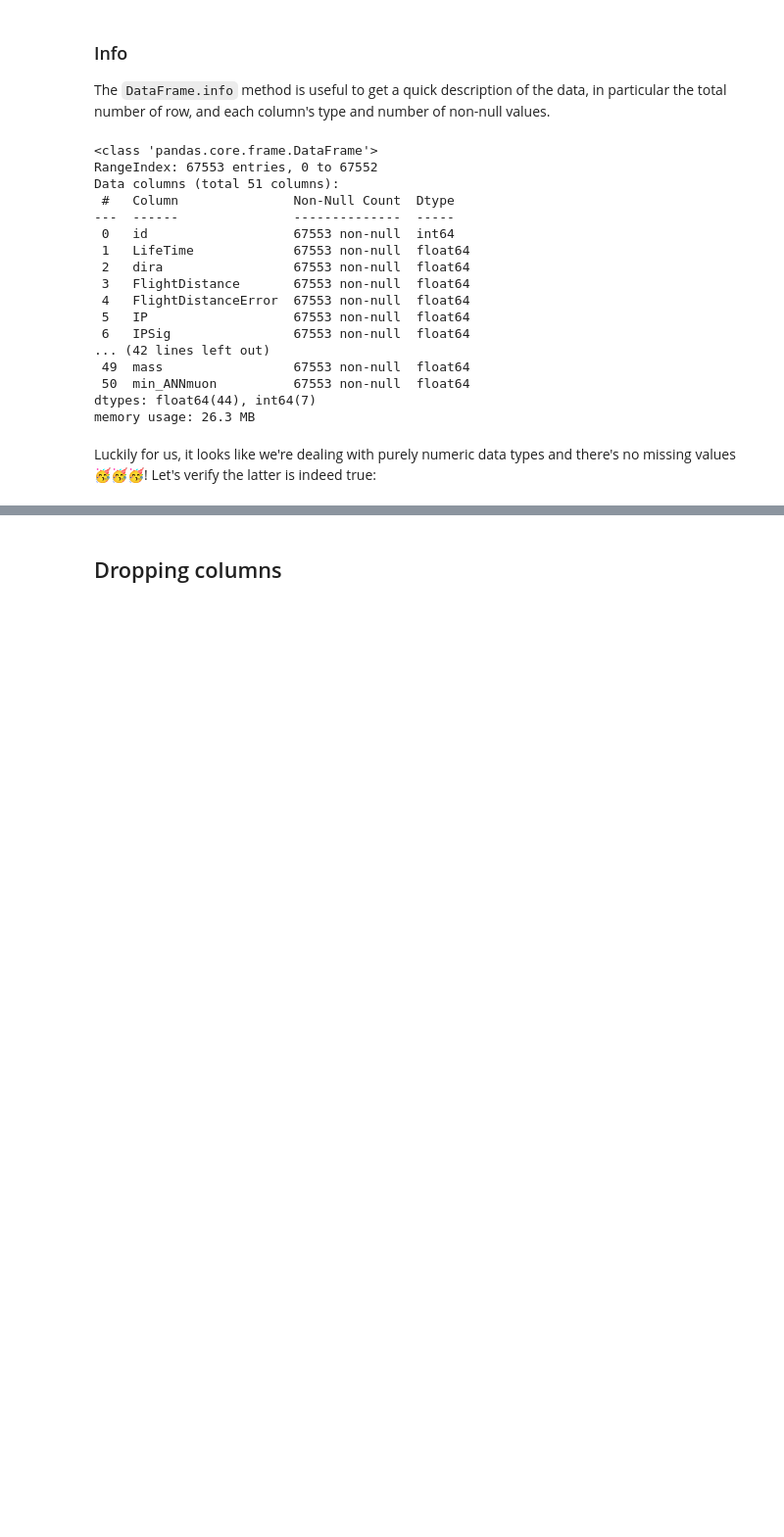
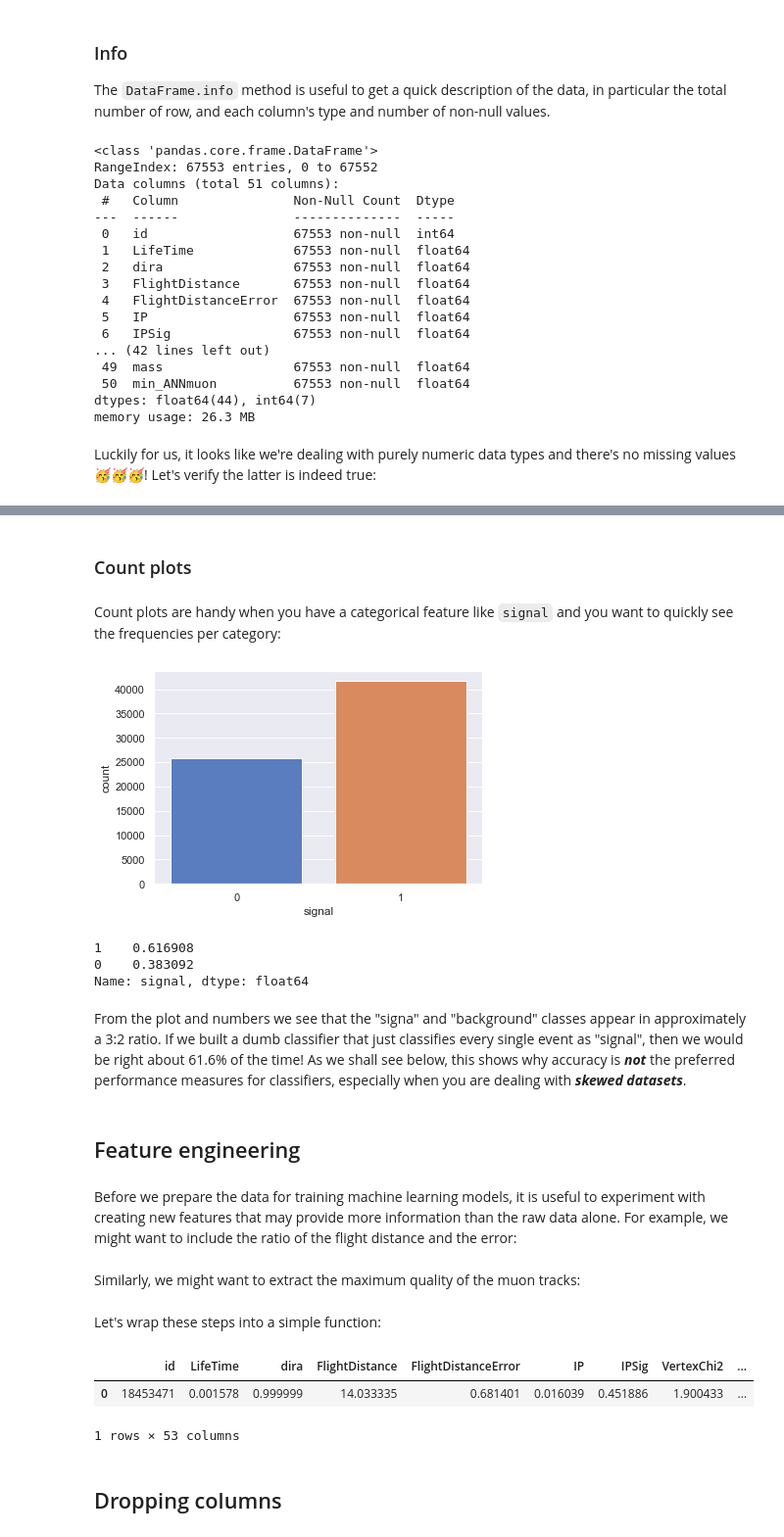
Before and after one commit to lewtun/hepml, a Jupyter notebook: notebooks/lesson01_intro-to-random-forests.ipynb, the cells around one changed output, grey strips where cells are left out. Shown at 98% size. Saved outputs shown, nothing was run; the diff lists cells and outputs as text; code cells hidden in the pictures; blank space fills up the shorter version.

Commit message:
Add extra content to lesson01

```diff
--- a/notebooks/lesson01_intro-to-random-forests.ipynb
+++ b/notebooks/lesson01_intro-to-random-forests.ipynb
@@ -197,0 +240,21 @@ assert test.isnull().sum().sum() == 0
+# %% [markdown]
+### Count plots
+# %% [markdown]
+Count plots are handy when you have a categorical feature like `signal` and you want to quickly see the frequencies per category:
+# %%
+sns.countplot(x="signal", data=train)
+plt.show()
+# %% [output]
+[figure, added]
+# %%
+train["signal"].value_counts(normalize=True)
+# %% [output]
+1    0.616908
+0    0.383092
+Name: signal, dtype: float64
+# %% [markdown]
+From the plot and numbers we see that the "signa" and "background" classes appear in approximately a 3:2 ratio. If we built a dumb classifier that just classifies every single event as "signal", then we would be right about 61.6% of the time! As we shall see below, this shows why accuracy is _**not**_ the preferred performance measures for classifiers, especially when you are dealing with _**skewed datasets**_.
+# %% [markdown]
+## Feature engineering
+# %% [markdown]
+Before we prepare the data for training machine learning models, it is useful to experiment with creating new features that may provide more information than the raw data alone. For example, we might want to include the ratio of the flight distance and the error:
@@ -197,0 +263,2 @@ assert test.isnull().sum().sum() == 0
+# %% [markdown]
+Similarly, we might want to extract the maximum quality of the muon tracks:
@@ -197,0 +267,2 @@ assert test.isnull().sum().sum() == 0
+# %% [markdown]
+Let's wrap these steps into a simple function:
@@ -198,3 +277,10 @@ assert test.isnull().sum().sum() == 0
+# %%
+# sanity check
+train.head(1)
+# %% [output]
+|  | id | LifeTime | dira | FlightDistance | FlightDistanceError | IP | IPSig | VertexChi2 | ... |
+| 0 | 18453471 | 0.001578 | 0.999999 | 14.033335 | 0.681401 | 0.016039 | 0.451886 | 1.900433 | ... |
+1 rows × 53 columns
 # %% [markdown]
 ## Dropping columns
 # %% [markdown]
```
Also changed, not shown: parts of 51 cells of this notebook, 9 other files.
